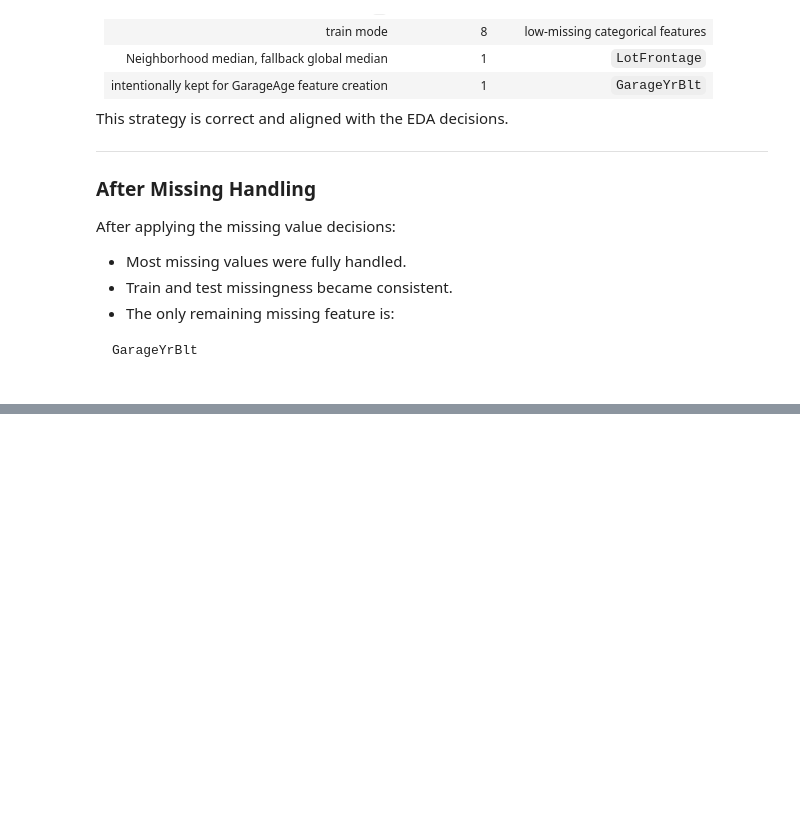
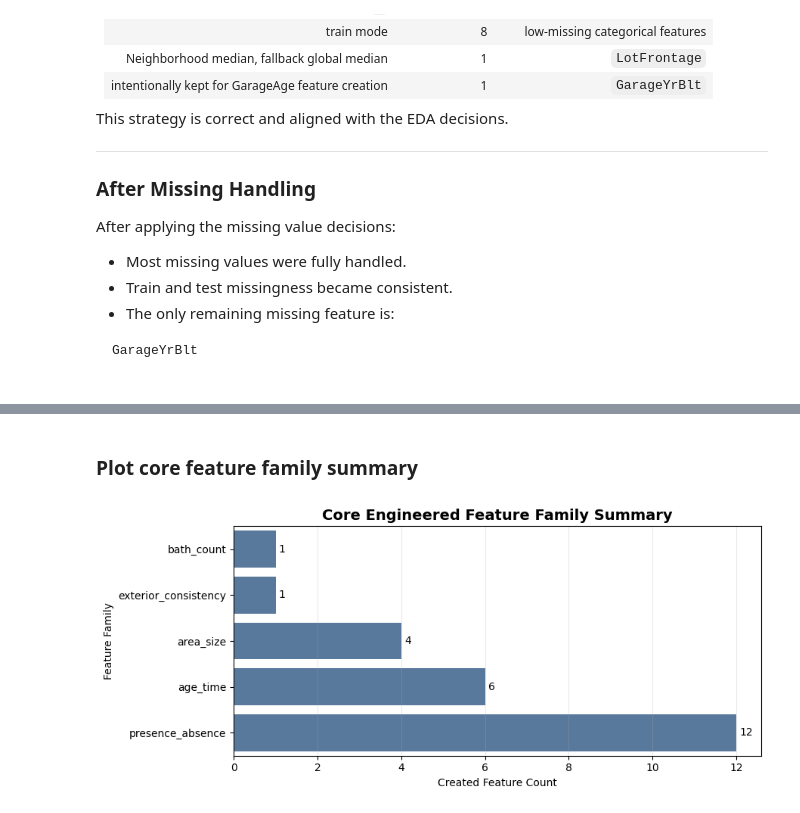
Before and after one commit to kawsar07ahmmed0712-rgb/House-Price-Prediction-Regression, a Jupyter notebook: Research/Feature_Engeneering.ipynb, the cells around one changed output, grey strips where cells are left out. Cells and saved outputs as stored; diff of their text form; code cells hidden in the pictures; blank space fills up the shorter version.

Commit message:
Core engineered features have been created successfully

```diff
--- a/Research/Feature_Engeneering.ipynb
+++ b/Research/Feature_Engeneering.ipynb
@@ -2983,0 +3006,11 @@ GarageYrBlt
+# %%
+# ============================================================
+# 5.1 Create core feature copies
+# ============================================================
+
+X_train_core = X_train_missing.copy()
+X_test_core = X_test_missing.copy()
+
+print("Before core feature creation:")
+print("X_train_core:", X_train_core.shape)
+print("X_test_core:", X_test_core.shape)
@@ -2983,0 +3438,35 @@ GarageYrBlt
+# %% [markdown]
+### Plot core feature family summary
+# %%
+# ============================================================
+# 5.11 Plot core feature family summary
+# ============================================================
+
+plot_df = core_feature_family_summary.sort_values("feature_count", ascending=True)
+
+plt.figure(figsize=(9, 4))
+
+ax = sns.barplot(
+    data=plot_df,
+    x="feature_count",
+    y="feature_family",
+    color="#4E79A7"
+)
+
+plt.title("Core Engineered Feature Family Summary", fontsize=14, fontweight="bold")
+plt.xlabel("Created Feature Count")
+plt.ylabel("Feature Family")
+
+for container in ax.containers:
+    ax.bar_label(container, padding=3)
+
+plt.grid(axis="x", alpha=0.25)
+plt.tight_layout()
+plt.savefig(
+    FE_PLOT_DIR / "05_01_core_feature_family_summary.png",
+    dpi=150,
+    bbox_inches="tight"
+)
+plt.show()
+# %% [output]
+[figure, added]
```
Also changed, not shown: parts of 39 cells of this notebook, 19 other files.
